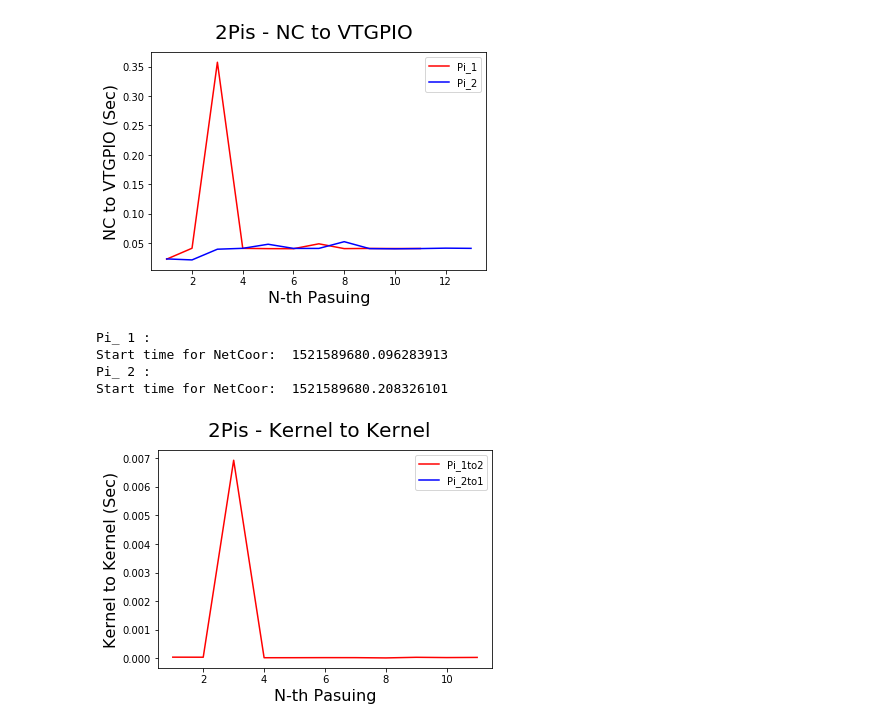
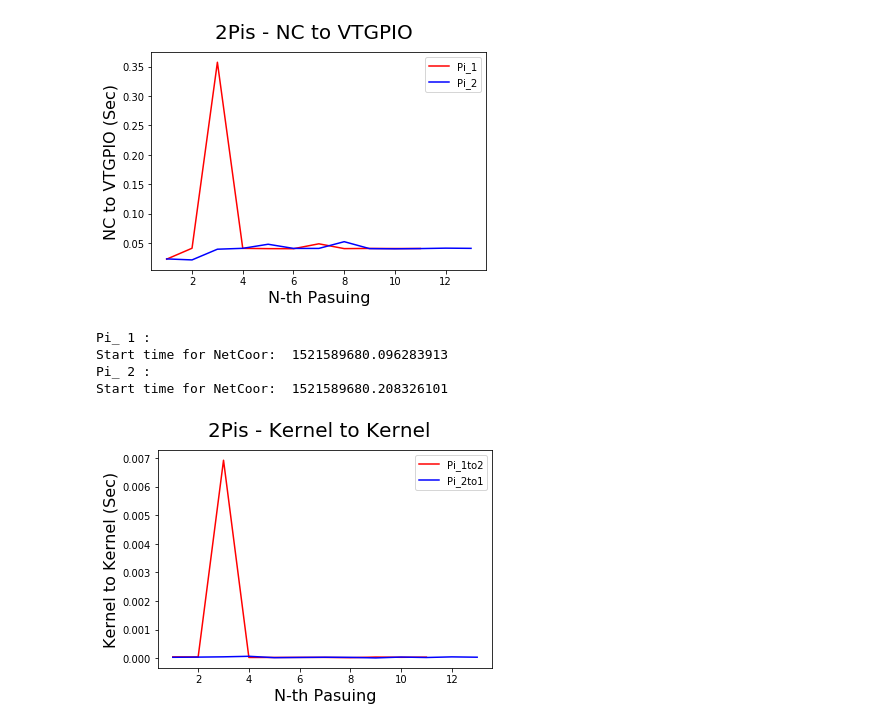
Before and after one commit to Br1an6/Virtual-Time-Manager, a Jupyter notebook: SupprtFiles/plotvtm.ipynb, the cells around one changed output. Drawn from its saved outputs; the diff is of its cells as text; code cells hidden in the pictures.

```diff
--- a/SupprtFiles/plotvtm.ipynb
+++ b/SupprtFiles/plotvtm.ipynb
@@ -193,32 +193,32 @@ for i, fd in enumerate(list_dmgFiles):
             if fd[ind-1][-1] == 'pause':
                 y_SelfPause.append(float(ln[-3] + '.' + ln[-2]))
             elif fd[ind+1][1] == 'Rising':
                 y_otherPause.append(float(ln[-3] + '.' + ln[-2]))
 
 
     y_dict[str(i)+"-self"] = y_SelfPause
     y_dict[str(i)+"-other"] = y_otherPause
 
 
 y2 = map(operator.sub, y_dict["0-self"], y_dict["1-other"])
 y2 = [(n * -1) for n in y2 if n <0]
 x2 = [ind+1 for ind in range(len(y2))]
 leg_list.append('Pi_1to2')
 plt.plot(x2, y2, color=colors[0])
 
 y2 = map(operator.sub, y_dict["1-self"], y_dict["0-other"])
-y2 = [(n * -1) for n in y2 if n <0]
+#y2 = [(n * -1) for n in y2 if n <0]
 x2 = [ind+1 for ind in range(len(y2))]
 leg_list.append('Pi_2to1'+str())
 plt.plot(x2, y2, color=colors[1])
 
 plt.xlabel('N-th Pasuing', fontsize=16)
 plt.ylabel('Kernel to Kernel (Sec)', fontsize=16)
 plt.legend(leg_list)
 plt.show()
 # %% [output]
 Pi_ 1 :
 Start time for NetCoor:  1521589680.096283913
 Pi_ 2 :
 Start time for NetCoor:  1521589680.208326101
-[figure, old version]
+[figure, new version]
```
